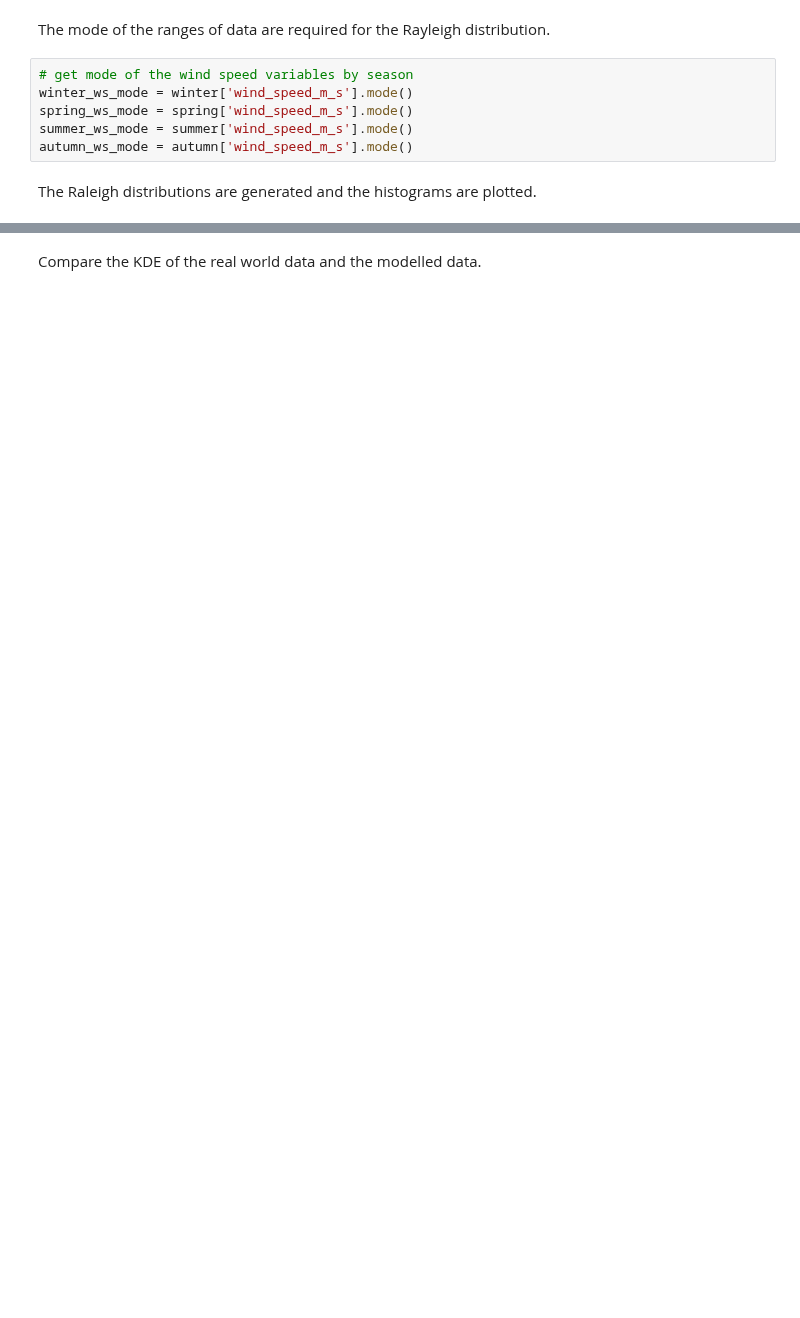
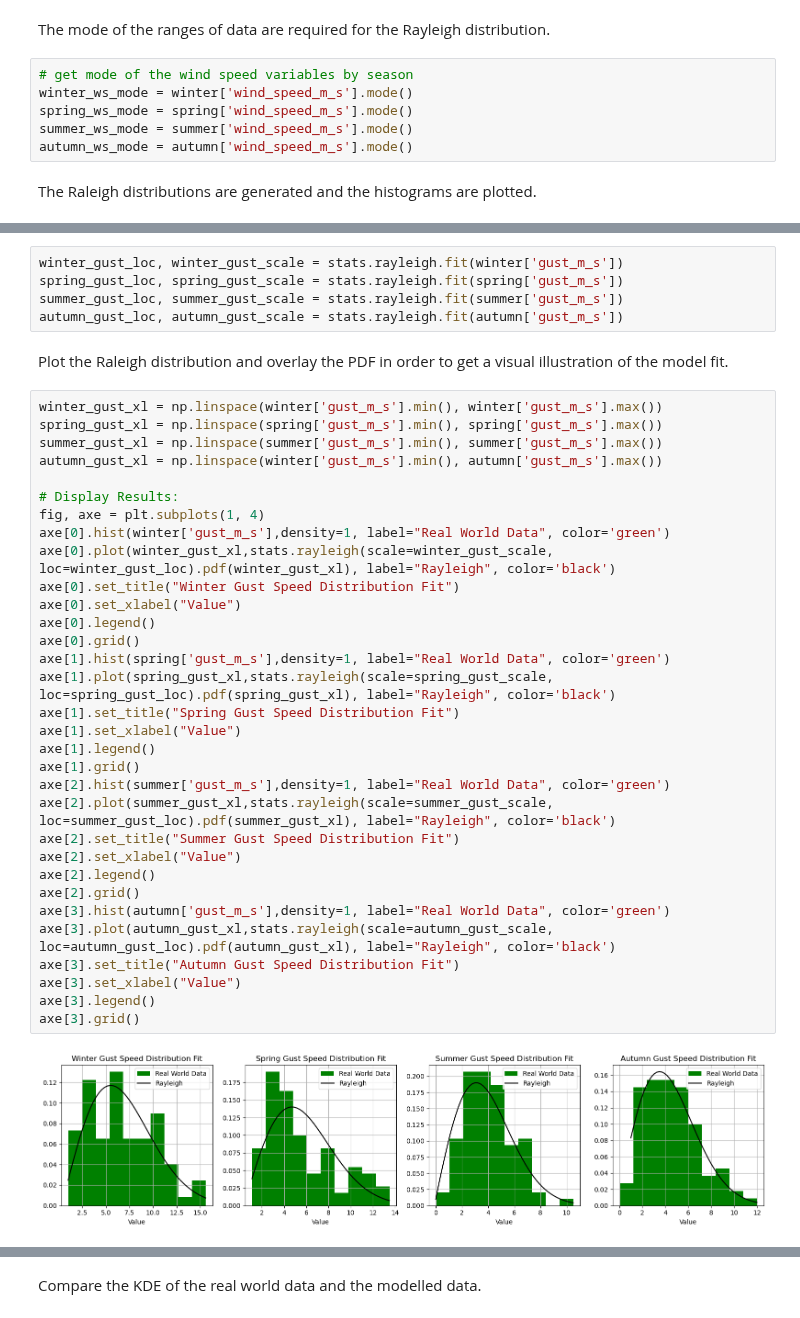
Before and after one commit to humphs078/ProgrammingforDataAnalysisAssignment_1, a Jupyter notebook: submission_notebook.ipynb, the cells around one changed output, grey strips where cells are left out. Cells and saved outputs as stored; diff of their text form; blank space fills up the shorter version.

```diff
--- a/submission_notebook.ipynb
+++ b/submission_notebook.ipynb
@@ -369,2 +395,43 @@ The Raleigh distributions are generated and the histograms are plotted.
+# %%
+winter_gust_loc, winter_gust_scale = stats.rayleigh.fit(winter['gust_m_s'])
+spring_gust_loc, spring_gust_scale = stats.rayleigh.fit(spring['gust_m_s'])
+summer_gust_loc, summer_gust_scale = stats.rayleigh.fit(summer['gust_m_s'])
+autumn_gust_loc, autumn_gust_scale = stats.rayleigh.fit(autumn['gust_m_s'])
+# %% [markdown]
+Plot the Raleigh distribution and overlay the PDF in order to get a visual illustration of the model fit.
+# %%
+winter_gust_xl = np.linspace(winter['gust_m_s'].min(), winter['gust_m_s'].max())
+spring_gust_xl = np.linspace(spring['gust_m_s'].min(), spring['gust_m_s'].max())
+summer_gust_xl = np.linspace(summer['gust_m_s'].min(), summer['gust_m_s'].max())
+autumn_gust_xl = np.linspace(winter['gust_m_s'].min(), autumn['gust_m_s'].max())
+
+# Display Results:
+fig, axe = plt.subplots(1, 4)
+axe[0].hist(winter['gust_m_s'],density=1, label="Real World Data", color='green')
+axe[0].plot(winter_gust_xl,stats.rayleigh(scale=winter_gust_scale, loc=winter_gust_loc).pdf(winter_gust_xl), label="Rayleigh", color='black')
+axe[0].set_title("Winter Gust Speed Distribution Fit")
+axe[0].set_xlabel("Value")
+axe[0].legend()
+axe[0].grid()
+axe[1].hist(spring['gust_m_s'],density=1, label="Real World Data", color='green')
+axe[1].plot(spring_gust_xl,stats.rayleigh(scale=spring_gust_scale, loc=spring_gust_loc).pdf(spring_gust_xl), label="Rayleigh", color='black')
+axe[1].set_title("Spring Gust Speed Distribution Fit")
+axe[1].set_xlabel("Value")
+axe[1].legend()
+axe[1].grid()
+axe[2].hist(summer['gust_m_s'],density=1, label="Real World Data", color='green')
+axe[2].plot(summer_gust_xl,stats.rayleigh(scale=summer_gust_scale, loc=summer_gust_loc).pdf(summer_gust_xl), label="Rayleigh", color='black')
+axe[2].set_title("Summer Gust Speed Distribution Fit")
+axe[2].set_xlabel("Value")
+axe[2].legend()
+axe[2].grid()
+axe[3].hist(autumn['gust_m_s'],density=1, label="Real World Data", color='green')
+axe[3].plot(autumn_gust_xl,stats.rayleigh(scale=autumn_gust_scale, loc=autumn_gust_loc).pdf(autumn_gust_xl), label="Rayleigh", color='black')
+axe[3].set_title("Autumn Gust Speed Distribution Fit")
+axe[3].set_xlabel("Value")
+axe[3].legend()
+axe[3].grid()
+# %% [output]
+[figure, added]
 # %%
 # seeding so the random numbers generated don't change when code is run, for demonstrative purposes
```
Also changed, not shown: parts of 34 cells of this notebook, 1 other file.
